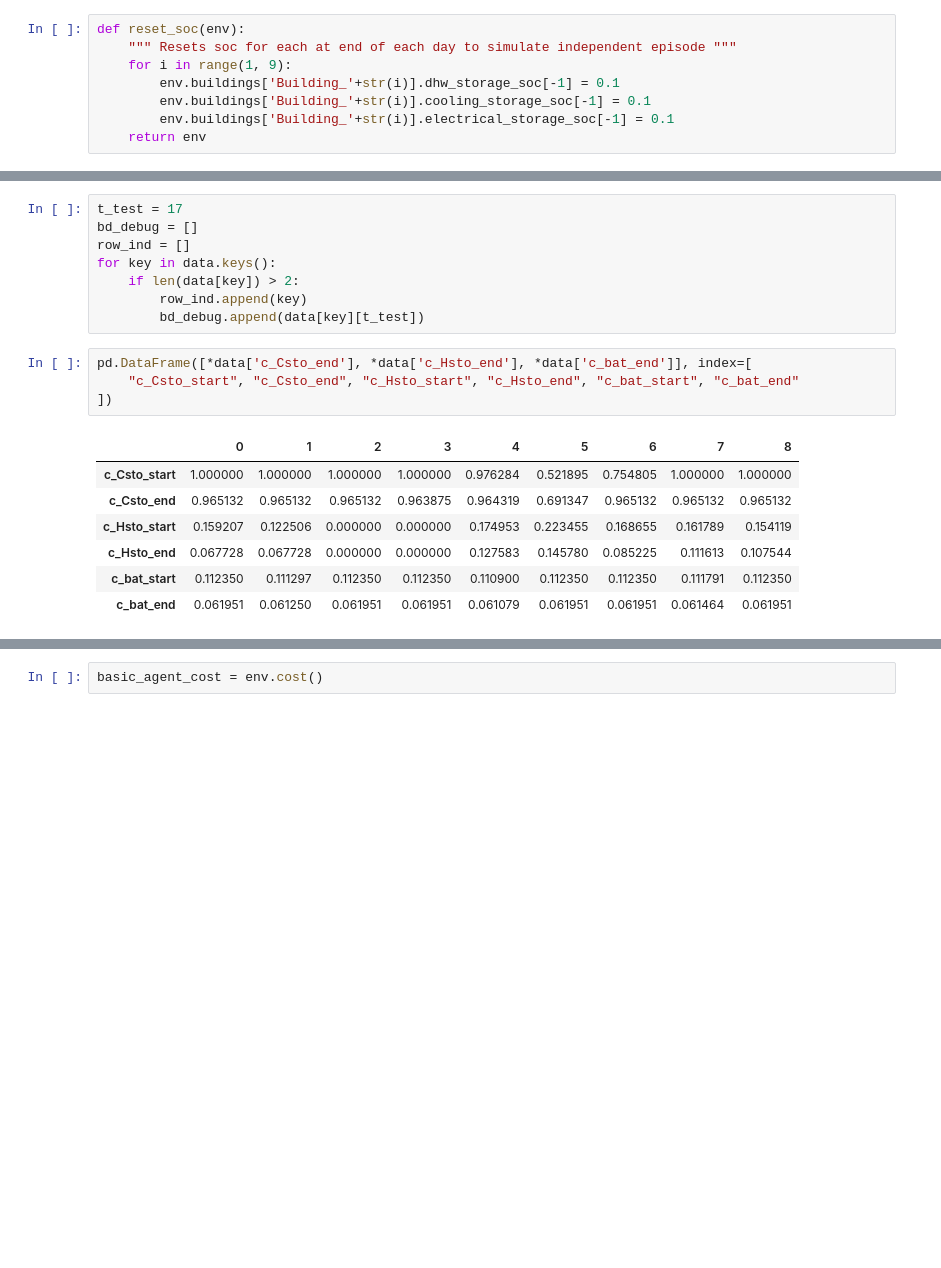
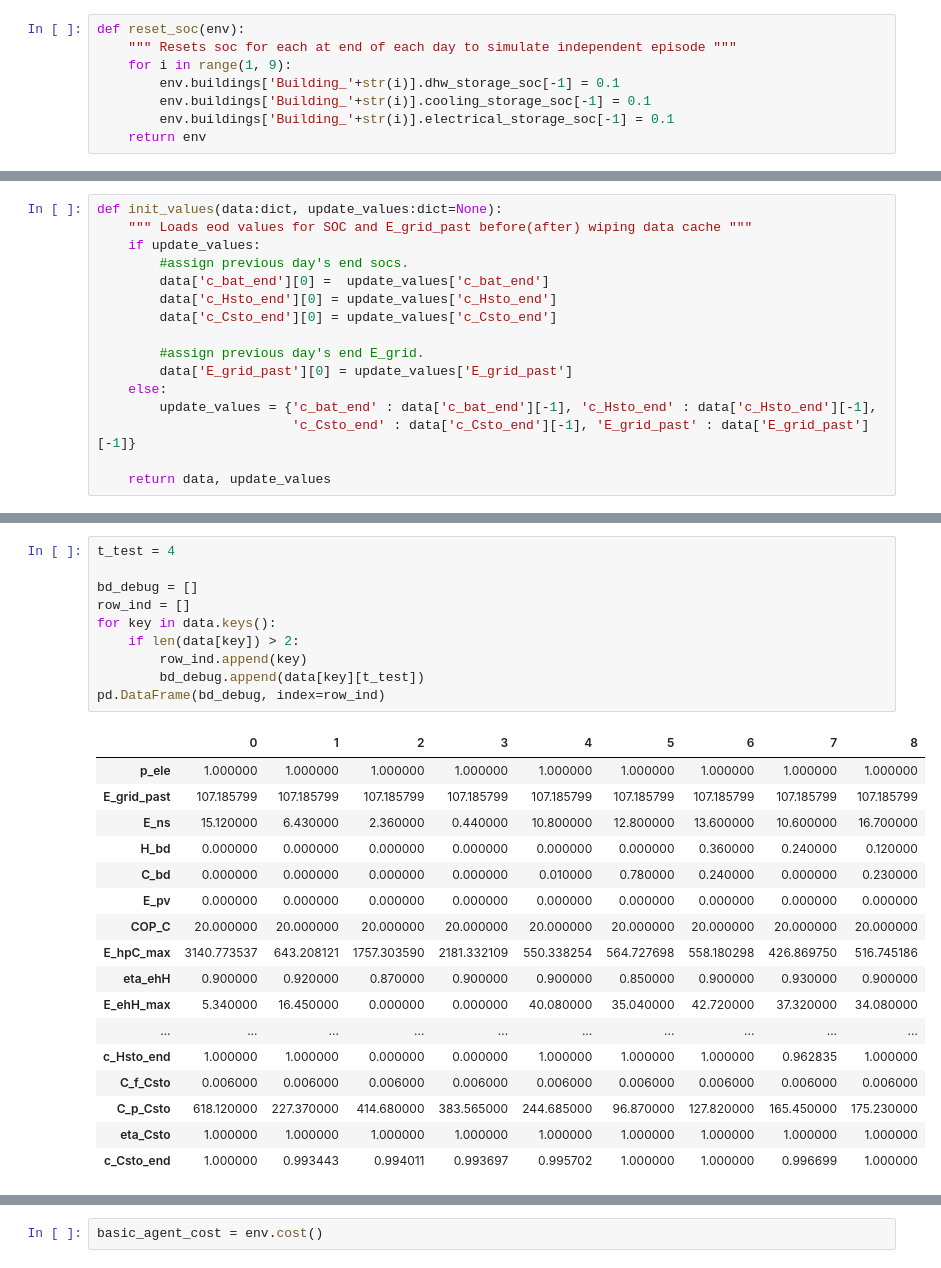
Before and after one commit to QasimWani/ZOiRL, a Jupyter notebook: implicit_agent.ipynb, the cells around one changed output, grey strips where cells are left out. Drawn from its saved outputs; the diff is of its cells as text; blank space fills up the shorter version.

Commit message:
bug after first day

```diff
--- a/implicit_agent.ipynb
+++ b/implicit_agent.ipynb
@@ -392 +375,17 @@ def estimate_data(surrogate_env:CityLearn, agent:RBC, state, data, idx_hour:int,
+# %%
+def init_values(data:dict, update_values:dict=None):
+    """ Loads eod values for SOC and E_grid_past before(after) wiping data cache """
+    if update_values:
+        #assign previous day's end socs.
+        data['c_bat_end'][0] =  update_values['c_bat_end']
+        data['c_Hsto_end'][0] = update_values['c_Hsto_end']
+        data['c_Csto_end'][0] = update_values['c_Csto_end']
+
+        #assign previous day's end E_grid.
+        data['E_grid_past'][0] = update_values['E_grid_past']
+    else:
+        update_values = {'c_bat_end' : data['c_bat_end'][-1], 'c_Hsto_end' : data['c_Hsto_end'][-1],
+                         'c_Csto_end' : data['c_Csto_end'][-1], 'E_grid_past' : data['E_grid_past'][-1]}
+
+    return data, update_values
 # %%
@@ -457,20 +480,28 @@ get_building(data, 2)
 # %%
-t_test = 17
+t_test = 4
+
 bd_debug = []
 row_ind = []
 for key in data.keys():
     if len(data[key]) > 2:
         row_ind.append(key)
         bd_debug.append(data[key][t_test])
+pd.DataFrame(bd_debug, index=row_ind)
+# %% [output]
+|  | 0 | 1 | 2 | 3 | 4 | 5 | 6 | 7 | 8 |
+| p_ele | 1.000000 | 1.000000 | 1.000000 | 1.000000 | 1.000000 | 1.000000 | 1.000000 | 1.000000 | 1.000000 |
+| E_grid_past | 107.185799 | 107.185799 | 107.185799 | 107.185799 | 107.185799 | 107.185799 | 107.185799 | 107.185799 | 107.185799 |
+| E_ns | 15.120000 | 6.430000 | 2.360000 | 0.440000 | 10.800000 | 12.800000 | 13.600000 | 10.600000 | 16.700000 |
+| H_bd | 0.000000 | 0.000000 | 0.000000 | 0.000000 | 0.000000 | 0.000000 | 0.360000 | 0.240000 | 0.120000 |
+| C_bd | 0.000000 | 0.000000 | 0.000000 | 0.000000 | 0.010000 | 0.780000 | 0.240000 | 0.000000 | 0.230000 |
+| E_pv | 0.000000 | 0.000000 | 0.000000 | 0.000000 | 0.000000 | 0.000000 | 0.000000 | 0.000000 | 0.000000 |
+| COP_C | 20.000000 | 20.000000 | 20.000000 | 20.000000 | 20.000000 | 20.000000 | 20.000000 | 20.000000 | 20.000000 |
+| E_hpC_max | 3140.773537 | 643.208121 | 1757.303590 | 2181.332109 | 550.338254 | 564.727698 | 558.180298 | 426.869750 | 516.745186 |
+| eta_ehH | 0.900000 | 0.920000 | 0.870000 | 0.900000 | 0.900000 | 0.850000 | 0.900000 | 0.930000 | 0.900000 |
+| E_ehH_max | 5.340000 | 16.450000 | 0.000000 | 0.000000 | 40.080000 | 35.040000 | 42.720000 | 37.320000 | 34.080000 |
+| ... | ... | ... | ... | ... | ... | ... | ... | ... | ... |
+| c_Hsto_end | 1.000000 | 1.000000 | 0.000000 | 0.000000 | 1.000000 | 1.000000 | 1.000000 | 0.962835 | 1.000000 |
+| C_f_Csto | 0.006000 | 0.006000 | 0.006000 | 0.006000 | 0.006000 | 0.006000 | 0.006000 | 0.006000 | 0.006000 |
+| C_p_Csto | 618.120000 | 227.370000 | 414.680000 | 383.565000 | 244.685000 | 96.870000 | 127.820000 | 165.450000 | 175.230000 |
+| eta_Csto | 1.000000 | 1.000000 | 1.000000 | 1.000000 | 1.000000 | 1.000000 | 1.000000 | 1.000000 | 1.000000 |
+| c_Csto_end | 1.000000 | 0.993443 | 0.994011 | 0.993697 | 0.995702 | 1.000000 | 1.000000 | 0.996699 | 1.000000 |
-# %%
-pd.DataFrame([*data['c_Csto_end'], *data['c_Hsto_end'], *data['c_bat_end']], index=[
-    "c_Csto_start", "c_Csto_end", "c_Hsto_start", "c_Hsto_end", "c_bat_start", "c_bat_end"
-])
-# %% [output]
-|  | 0 | 1 | 2 | 3 | 4 | 5 | 6 | 7 | 8 |
-| c_Csto_start | 1.000000 | 1.000000 | 1.000000 | 1.000000 | 0.976284 | 0.521895 | 0.754805 | 1.000000 | 1.000000 |
-| c_Csto_end | 0.965132 | 0.965132 | 0.965132 | 0.963875 | 0.964319 | 0.691347 | 0.965132 | 0.965132 | 0.965132 |
-| c_Hsto_start | 0.159207 | 0.122506 | 0.000000 | 0.000000 | 0.174953 | 0.223455 | 0.168655 | 0.161789 | 0.154119 |
-| c_Hsto_end | 0.067728 | 0.067728 | 0.000000 | 0.000000 | 0.127583 | 0.145780 | 0.085225 | 0.111613 | 0.107544 |
-| c_bat_start | 0.112350 | 0.111297 | 0.112350 | 0.112350 | 0.110900 | 0.112350 | 0.112350 | 0.111791 | 0.112350 |
-| c_bat_end | 0.061951 | 0.061250 | 0.061951 | 0.061951 | 0.061079 | 0.061951 | 0.061951 | 0.061464 | 0.061951 |
```
Also changed, not shown: parts of 13 cells of this notebook.
